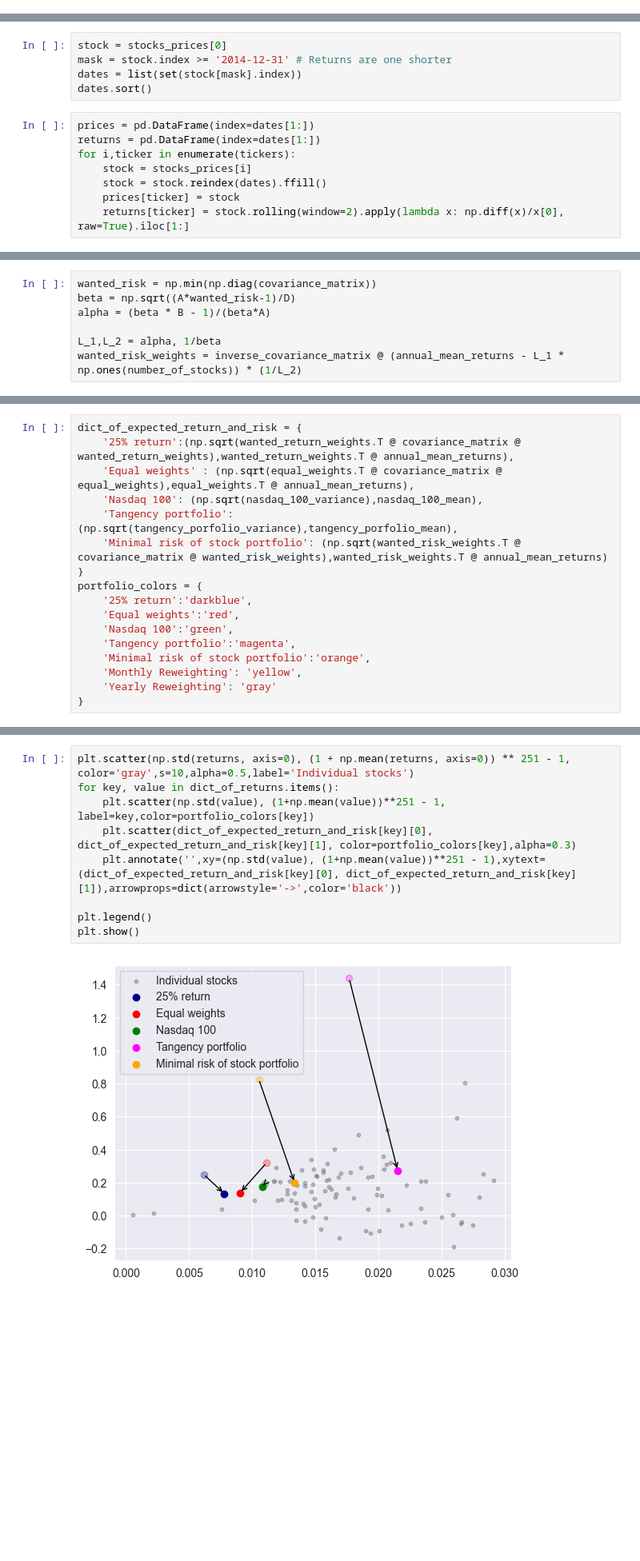
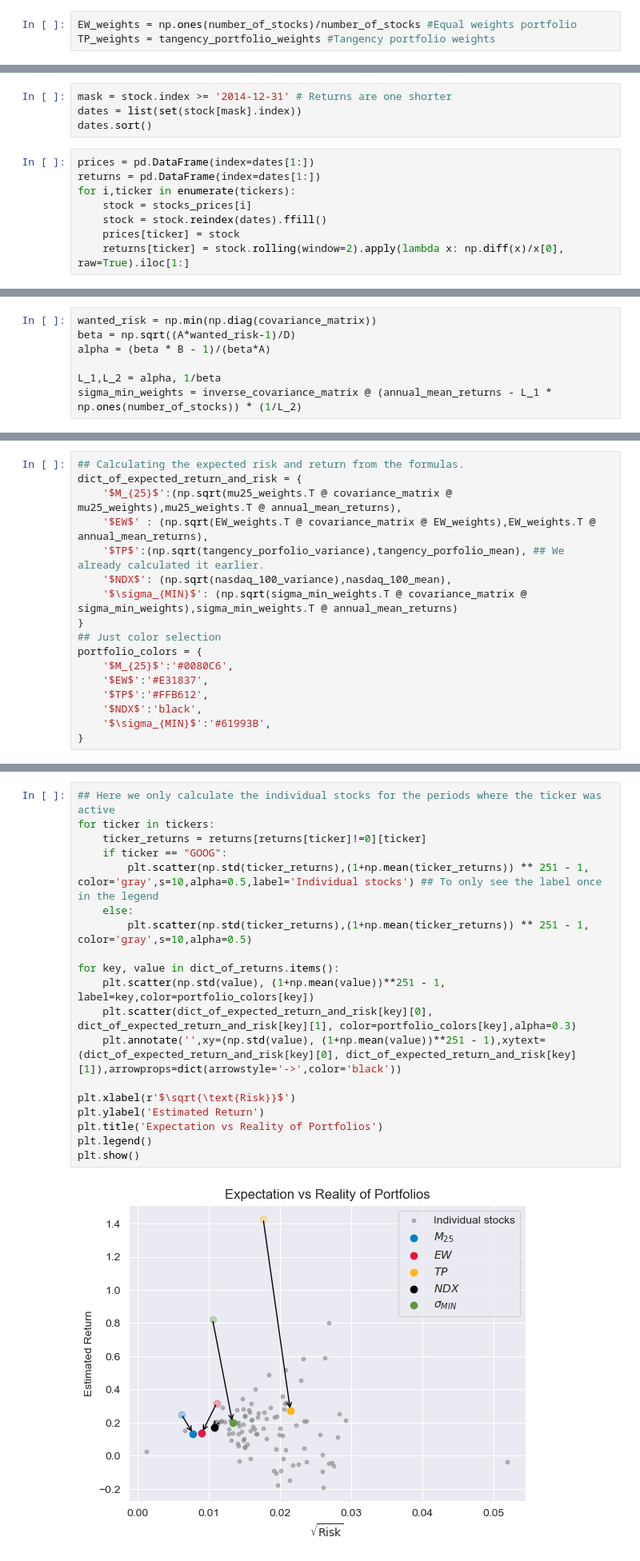
Before and after one commit to Maertine/PersonalPortfolio, a Jupyter notebook: MarkowitzModels-Nasdaq100/Notebook.ipynb, the cells around one changed output, grey strips where cells are left out. Shown at 80% size. Cells and saved outputs as stored; diff of their text form; blank space fills up the shorter version.

```diff
--- a/MarkowitzModels-Nasdaq100/Notebook.ipynb
+++ b/MarkowitzModels-Nasdaq100/Notebook.ipynb
@@ -503,0 +531,3 @@ DatetimeIndex(['2010-01-04', '2010-01-05', '2010-01-06', '2010-01-07',
+# %%
+EW_weights = np.ones(number_of_stocks)/number_of_stocks #Equal weights portfolio
+TP_weights = tangency_portfolio_weights #Tangency portfolio weights
@@ -504,5 +566,4 @@ DatetimeIndex(['2010-01-04', '2010-01-05', '2010-01-06', '2010-01-07',
 # %%
-stock = stocks_prices[0]
 mask = stock.index >= '2014-12-31' # Returns are one shorter
 dates = list(set(stock[mask].index))
 dates.sort()
@@ -524,4 +604,4 @@ beta = np.sqrt((A*wanted_risk-1)/D)
 alpha = (beta * B - 1)/(beta*A)
 
 L_1,L_2 = alpha, 1/beta
-wanted_risk_weights = inverse_covariance_matrix @ (annual_mean_returns - L_1 * np.ones(number_of_stocks)) * (1/L_2)
+sigma_min_weights = inverse_covariance_matrix @ (annual_mean_returns - L_1 * np.ones(number_of_stocks)) * (1/L_2)
@@ -549,18 +633,18 @@ dict_of_returns = {
 }
 # %%
+## Calculating the expected risk and return from the formulas.
 dict_of_expected_return_and_risk = {
-    '25% return':(np.sqrt(wanted_return_weights.T @ covariance_matrix @ wanted_return_weights),wanted_return_weights.T @ annual_mean_returns),
-    'Equal weights' : (np.sqrt(equal_weights.T @ covariance_matrix @ equal_weights),equal_weights.T @ annual_mean_returns),
-    'Nasdaq 100': (np.sqrt(nasdaq_100_variance),nasdaq_100_mean),
-    'Tangency portfolio':(np.sqrt(tangency_porfolio_variance),tangency_porfolio_mean),
-    'Minimal risk of stock portfolio': (np.sqrt(wanted_risk_weights.T @ covariance_matrix @ wanted_risk_weights),wanted_risk_weights.T @ annual_mean_returns)
+    '$M_{25}$':(np.sqrt(mu25_weights.T @ covariance_matrix @ mu25_weights),mu25_weights.T @ annual_mean_returns),
+    '$EW$' : (np.sqrt(EW_weights.T @ covariance_matrix @ EW_weights),EW_weights.T @ annual_mean_returns),
+    '$TP$':(np.sqrt(tangency_porfolio_variance),tangency_porfolio_mean), ## We already calculated it earlier.
+    '$NDX$': (np.sqrt(nasdaq_100_variance),nasdaq_100_mean),
+    '$\sigma_{MIN}$': (np.sqrt(sigma_min_weights.T @ covariance_matrix @ sigma_min_weights),sigma_min_weights.T @ annual_mean_returns)
 }
+## Just color selection
 portfolio_colors = {
-    '25% return':'darkblue',
-    'Equal weights':'red',
-    'Nasdaq 100':'green',
-    'Tangency portfolio':'magenta',
-    'Minimal risk of stock portfolio':'orange',
-    'Monthly Reweighting': 'yellow',
-    'Yearly Reweighting': 'gray'
+    '$M_{25}$':'#0080C6',
+    '$EW$':'#E31837',
+    '$TP$':'#FFB612',
+    '$NDX$':'black',
+    '$\sigma_{MIN}$':'#61993B',
 }
@@ -567,11 +655,21 @@ portfolio_colors = {
 # %%
-plt.scatter(np.std(returns, axis=0), (1 + np.mean(returns, axis=0)) ** 251 - 1, color='gray',s=10,alpha=0.5,label='Individual stocks')
+## Here we only calculate the individual stocks for the periods where the ticker was active
+for ticker in tickers:
+    ticker_returns = returns[returns[ticker]!=0][ticker]
+    if ticker == "GOOG":
+        plt.scatter(np.std(ticker_returns),(1+np.mean(ticker_returns)) ** 251 - 1, color='gray',s=10,alpha=0.5,label='Individual stocks') ## To only see the label once in the legend
+    else:
+        plt.scatter(np.std(ticker_returns),(1+np.mean(ticker_returns)) ** 251 - 1, color='gray',s=10,alpha=0.5)
+
 for key, value in dict_of_returns.items():
     plt.scatter(np.std(value), (1+np.mean(value))**251 - 1, label=key,color=portfolio_colors[key])
     plt.scatter(dict_of_expected_return_and_risk[key][0], dict_of_expected_return_and_risk[key][1], color=portfolio_colors[key],alpha=0.3)
     plt.annotate('',xy=(np.std(value), (1+np.mean(value))**251 - 1),xytext=(dict_of_expected_return_and_risk[key][0], dict_of_expected_return_and_risk[key][1]),arrowprops=dict(arrowstyle='->',color='black'))
 
+plt.xlabel(r'$\sqrt{\text{Risk}}$')
+plt.ylabel('Estimated Return')
+plt.title('Expectation vs Reality of Portfolios')
 plt.legend()
 plt.show()
 # %% [output]
-[figure, old version]
+[figure, new version]
```
Also changed, not shown: parts of 63 cells of this notebook.
